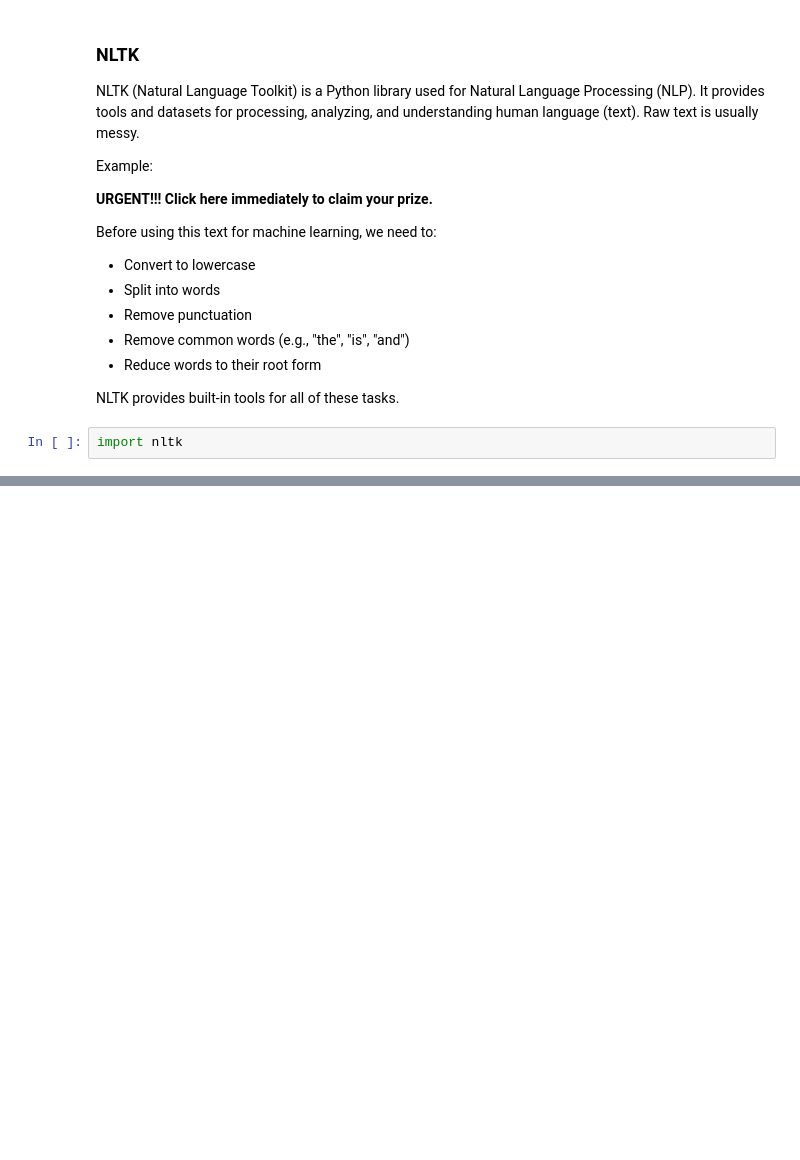
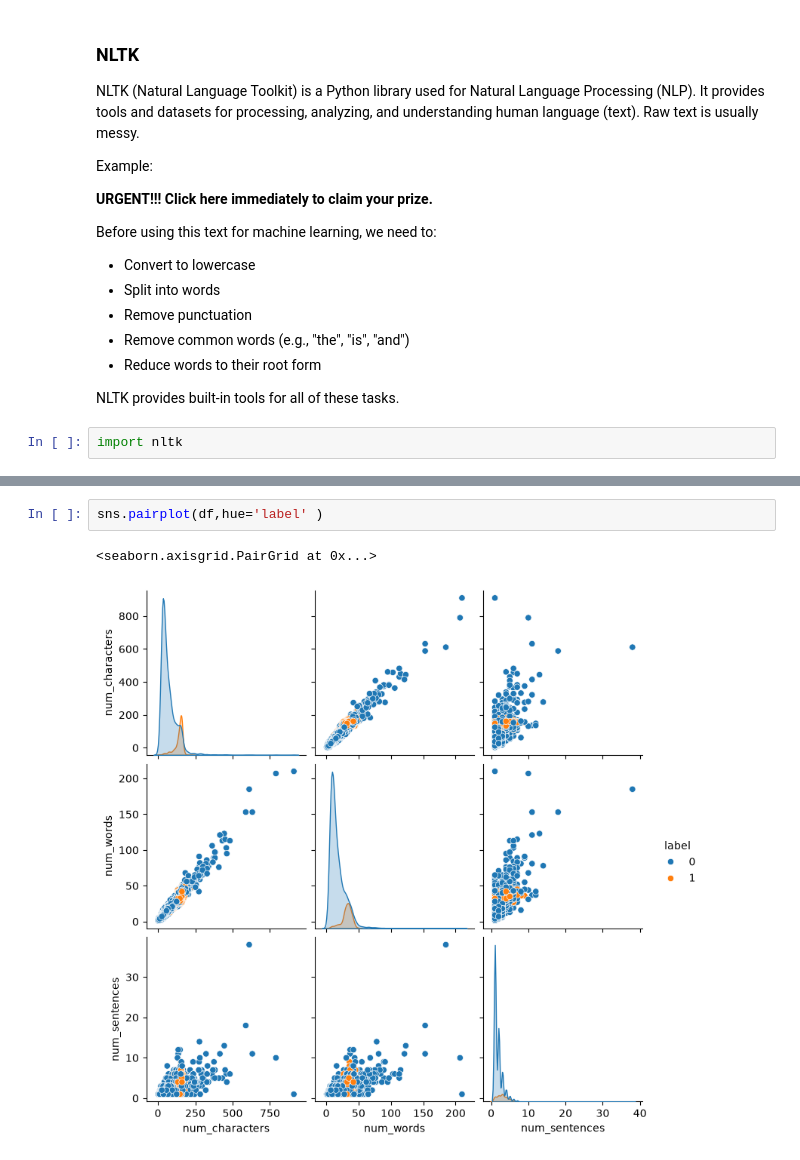
Before and after one commit to ShitalDhakal/PhishGuard, a Jupyter notebook: analyzer/services/ml_classifier.ipynb, the cells around one changed output, grey strips where cells are left out. Cells and saved outputs as stored; diff of their text form; blank space fills up the shorter version.

```diff
--- a/analyzer/services/ml_classifier.ipynb
+++ b/analyzer/services/ml_classifier.ipynb
@@ -221,0 +375,5 @@ import nltk
+# %%
+sns.pairplot(df,hue='label' )
+# %% [output]
+<seaborn.axisgrid.PairGrid at 0x...>
+[figure, added]
```
Also changed, not shown: parts of 24 cells of this notebook.
